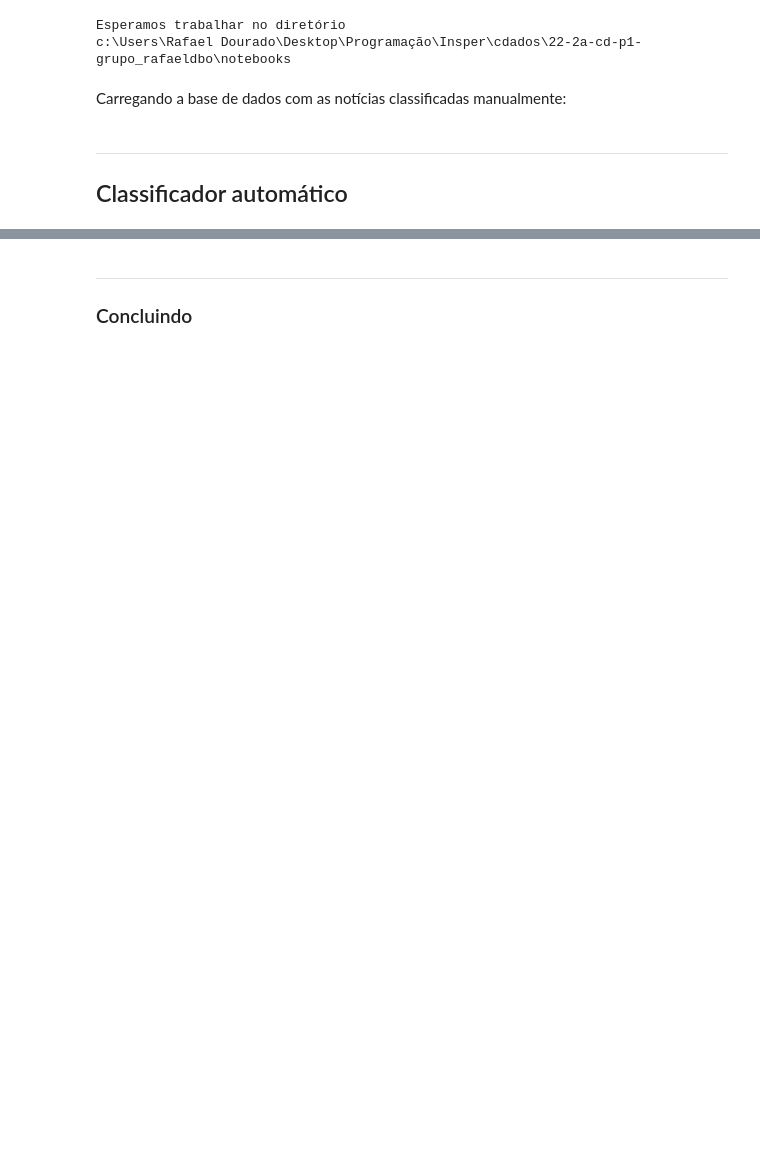
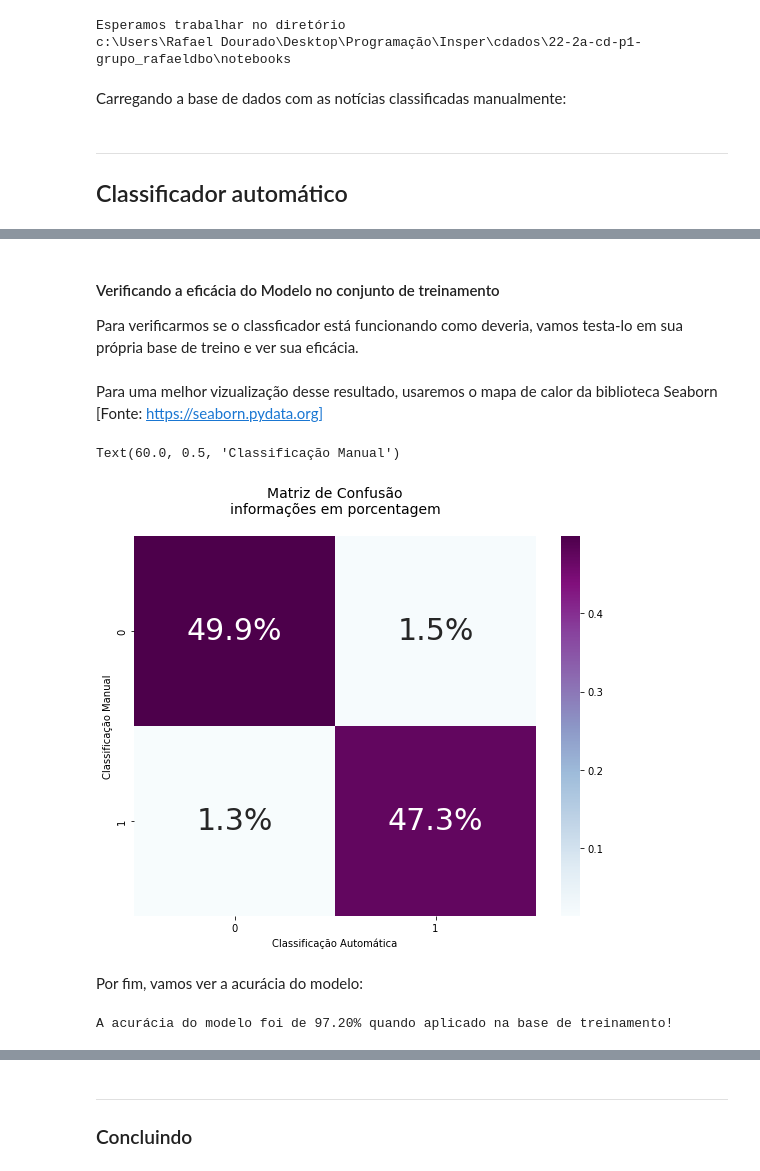
Before and after one commit to insper-classroom/22-2a-cd-p1-grupo_rafaeldbo, a Jupyter notebook: notebooks/relatorio.ipynb, the cells around one changed output, grey strips where cells are left out. Drawn from its saved outputs; the diff is of its cells as text; code cells hidden in the pictures; blank space fills up the shorter version.

```diff
--- a/notebooks/relatorio.ipynb
+++ b/notebooks/relatorio.ipynb
@@ -134,3 +192,30 @@ def naive_bayes(news):
     target = list_probs.index(max(list_probs))
 
     return target
+# %% [markdown]
+#### Verificando a eficácia do Modelo no conjunto de treinamento
+
+Para verificarmos se o classficador está funcionando como deveria, vamos testa-lo em sua própria base de treino e ver sua eficácia.
+# %%
+train["Classificacao"] = train["Texto"].apply(naive_bayes) # Aplicando o classificador
+
+# Gerando uma tabela comparativa entre a classificação automática do Classificador e a manual feita por nós
+performance_table = pd.crosstab(train["Classificacao"], train["Target"], normalize=True)
+# %% [markdown]
+Para uma melhor vizualização desse resultado, usaremos o mapa de calor da biblioteca Seaborn [Fonte: https://seaborn.pydata.org]
+# %%
+plt.figure(figsize = (9,7))
+plt.title('Matriz de Confusão\ninformações em porcentagem\n',fontdict={'fontsize': 14})
+sn.heatmap(performance_table, annot=True, annot_kws={"size":30},fmt='.1%',cmap="BuPu")
+plt.xlabel('Classificação Automática')
+plt.ylabel('Classificação Manual')
+# %% [output]
+Text(60.0, 0.5, 'Classificação Manual')
+[figure, added]
+# %% [markdown]
+Por fim, vamos ver a acurácia do modelo:
+# %%
+accuracy = performance_table[0][0] + performance_table[1][1]
+print(f'A acurácia do modelo foi de {accuracy*100:.2f}% quando aplicado na base de treinamento!')
+# %% [output]
+A acurácia do modelo foi de 97.20% quando aplicado na base de treinamento!
```
Also changed, not shown: parts of 37 cells of this notebook, 7 other files.
